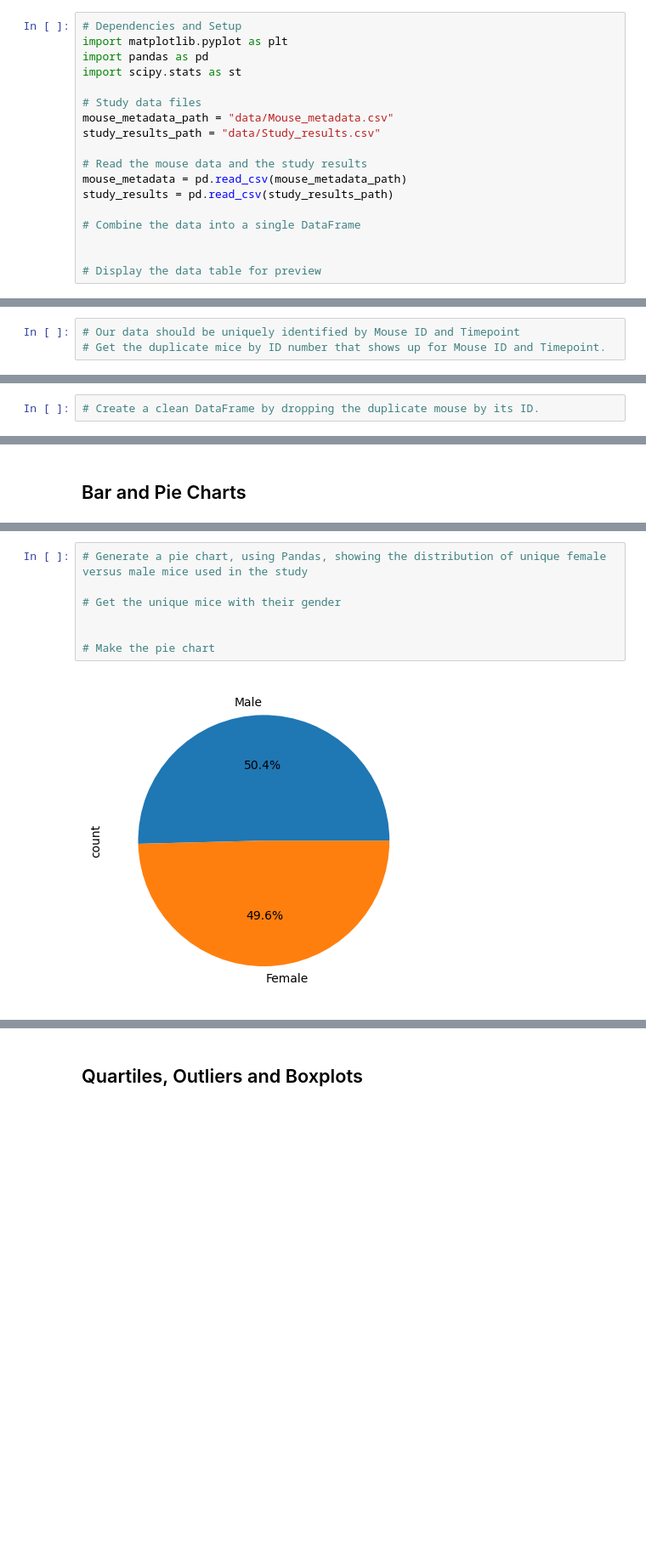
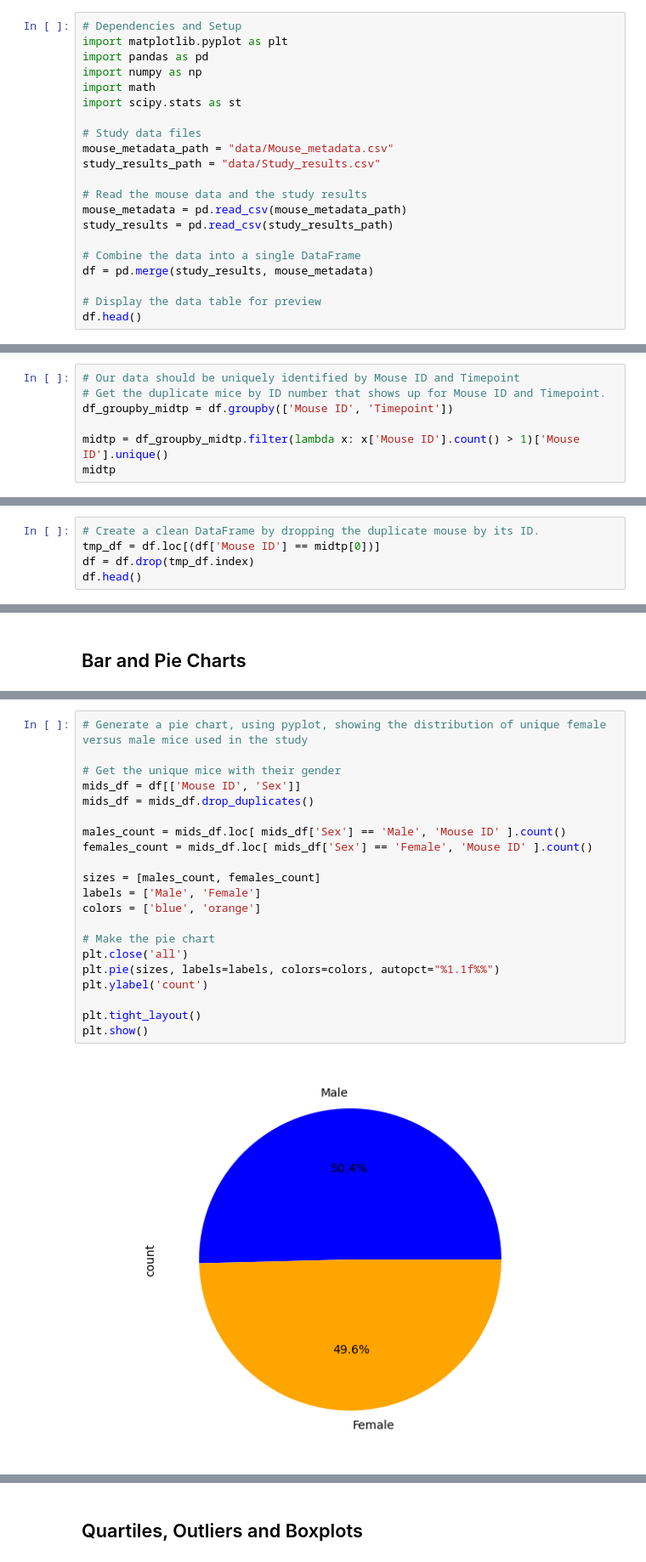
Before and after one commit to robb-mm/matplotlib-challenge, a Jupyter notebook: pymaceuticals.ipynb, the cells around one changed output, grey strips where cells are left out. Shown at 85% size. Drawn from its saved outputs; the diff is of its cells as text; blank space fills up the shorter version.

```diff
--- a/pymaceuticals.ipynb
+++ b/pymaceuticals.ipynb
@@ -9,6 +12,8 @@
 # Dependencies and Setup
 import matplotlib.pyplot as plt
 import pandas as pd
+import numpy as np
+import math
 import scipy.stats as st
 
 # Study data files
@@ -20,9 +25,10 @@ mouse_metadata = pd.read_csv(mouse_metadata_path)
 study_results = pd.read_csv(study_results_path)
 
 # Combine the data into a single DataFrame
-
+df = pd.merge(study_results, mouse_metadata)
 
 # Display the data table for preview
+df.head()
 # %% [output]
 |  | Mouse ID | Timepoint | Tumor Volume (mm3) | Metastatic Sites | Drug Regimen | Sex | Age_months | ... |
 | 0 | b128 | 0 | 45.0 | 0 | Capomulin | Female | 9 | ... |
@@ -37,6 +44,10 @@ study_results = pd.read_csv(study_results_path)
 # %%
 # Our data should be uniquely identified by Mouse ID and Timepoint
 # Get the duplicate mice by ID number that shows up for Mouse ID and Timepoint.
+df_groupby_midtp = df.groupby(['Mouse ID', 'Timepoint'])
+
+midtp = df_groupby_midtp.filter(lambda x: x['Mouse ID'].count() > 1)['Mouse ID'].unique()
+midtp
 # %% [output]
 array(['g989'], dtype=object)
 # %%
@@ -58,6 +70,9 @@ array(['g989'], dtype=object)
 | 1592 | g989 | 35 | 62.570880 | 2 | Propriva | Female | 21 | ... |
 # %%
 # Create a clean DataFrame by dropping the duplicate mouse by its ID.
+tmp_df = df.loc[(df['Mouse ID'] == midtp[0])]
+df = df.drop(tmp_df.index)
+df.head()
 # %% [output]
 |  | Mouse ID | Timepoint | Tumor Volume (mm3) | Metastatic Sites | Drug Regimen | Sex | Age_months | ... |
 | 0 | b128 | 0 | 45.0 | 0 | Capomulin | Female | 9 | ... |
@@ -122,9 +203,23 @@ array(['g989'], dtype=object)
 # %%
-# Generate a pie chart, using Pandas, showing the distribution of unique female versus male mice used in the study
+# Generate a pie chart, using pyplot, showing the distribution of unique female versus male mice used in the study
 
 # Get the unique mice with their gender
+mids_df = df[['Mouse ID', 'Sex']]
+mids_df = mids_df.drop_duplicates()
 
+males_count = mids_df.loc[ mids_df['Sex'] == 'Male', 'Mouse ID' ].count()
+females_count = mids_df.loc[ mids_df['Sex'] == 'Female', 'Mouse ID' ].count()
+
+sizes = [males_count, females_count]
+labels = ['Male', 'Female']
+colors = ['blue', 'orange']
 
 # Make the pie chart
+plt.close('all')
+plt.pie(sizes, labels=labels, colors=colors, autopct="%1.1f%%")
+plt.ylabel('count')
+
+plt.tight_layout()
+plt.show()
 # %% [output]
-[figure, old version]
+[figure, new version]
```
Also changed, not shown: parts of 23 cells of this notebook.
